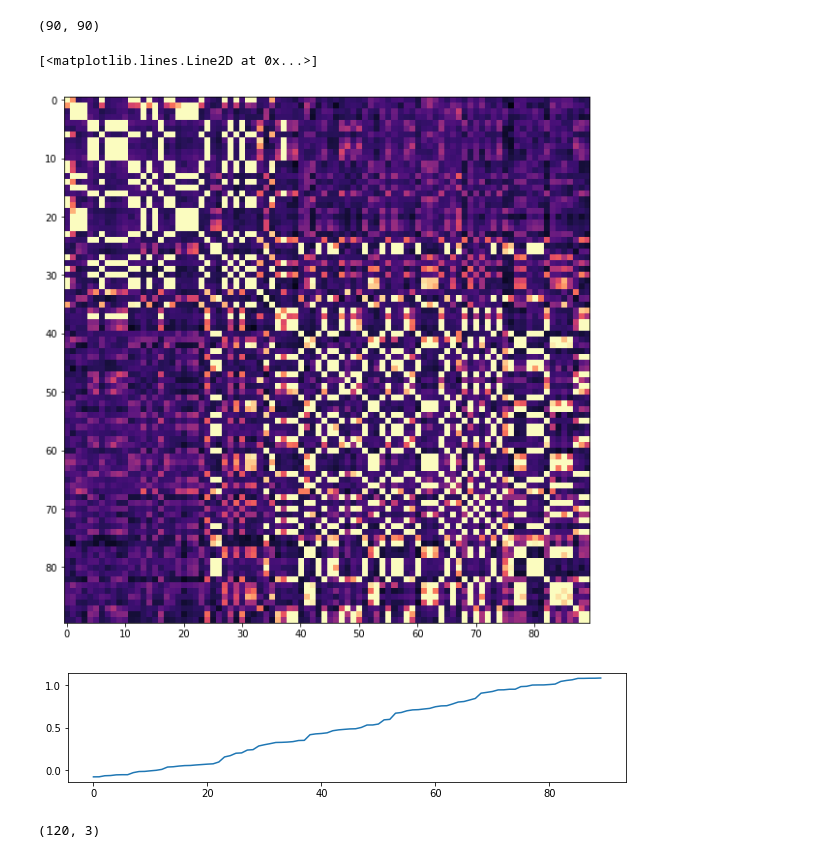
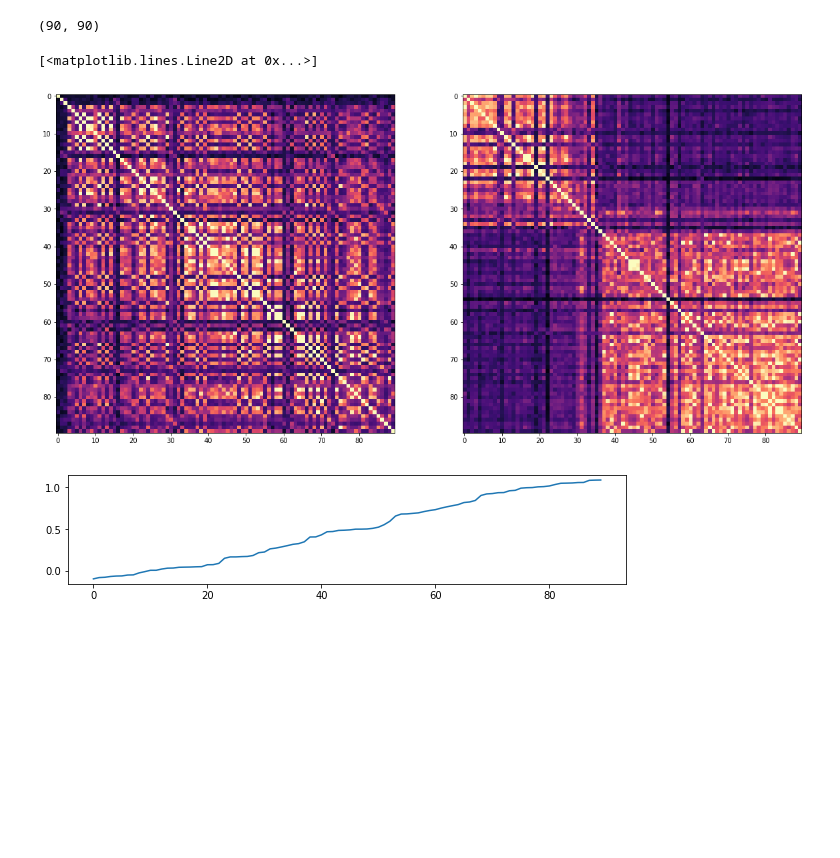
Before and after one commit to GiocomoLab/MightyMorphingPhotonRangers, a Jupyter notebook: SimMats/Untitled.ipynb, the cells around one changed output. Drawn from its saved outputs; the diff is of its cells as text; code cells hidden in the pictures; blank space fills up the shorter version.

Commit message:
add some debugging code for clustering trials based on population vector

```diff
--- a/SimMats/Untitled.ipynb
+++ b/SimMats/Untitled.ipynb
@@ -16,7 +16,7 @@ import PlaceCellAnalysis as pc
 
 %matplotlib inline
 # %%
-mouse = '4139224.3'
+mouse = '4139265.5'
 df = pp.load_session_db()
 
 
@@ -46,4 +45,4 @@ G:\My Drive\VR_Data\TwoTower\behavior.sqlite
 # %%
-sess = df_mouse.iloc[5]
+sess = df_mouse.iloc[2]
 print(sess['data file'])
 # %% [output]
@@ -62,5 +57,5 @@ frame diff 0
 # %%
-S_trial_mat, occ_trial_mat, edges,centers = u.make_pos_bin_trial_matrices(S,VRDat['pos']._values,VRDat['tstart']._values,VRDat['teleport']._values,bin_size=10,speed=VRDat.speed._values)
+S_trial_mat, occ_trial_mat, edges,centers = u.make_pos_bin_trial_matrices(S,VRDat['pos']._values,VRDat['tstart']._values,VRDat['teleport']._values,bin_size=20,speed=VRDat.speed._values)
 S_trial_mat[np.isnan(S_trial_mat)]=0
 # %%
 print(S.shape)
@@ -85,5 +78,5 @@ pc_mask = masks[0] | masks[1]
 S_pc = S_trial_mat[:,:,:] #pc_mask]
 nanmask = 1-np.isnan(S_pc)
 # %%
-S_tmat = sp.stats.zscore(np.reshape(S_pc[msort,:,:],[S_trial_mat.shape[0],-1]),axis=-1)
+S_tmat = sp.stats.zscore(np.reshape(S_pc,[S_trial_mat.shape[0],-1]),axis=-1)
 nanmask = np.reshape(nanmask,[S_trial_mat.shape[0],-1])
@@ -104,11 +87,14 @@ print(S_t_rmat.shape)
 # %% [output]
 (90, 90)
 # %%
-f,ax = plt.subplots(figsize=[10,10])
-ax.imshow(S_t_rmat,cmap='magma',vmin=0,vmax=.2)
+f,ax = plt.subplots(1,2,figsize=[20,10],sharex=True)
+ax[0].imshow(S_t_rmat,cmap='magma',vmin=0,vmax=.3)
+S_rmat_sort = S_t_rmat[msort,:]
+S_rmat_sort = S_rmat_sort[:,msort]
+ax[1].imshow(S_rmat_sort,cmap='magma',vmin=0,vmax=.3)
 f,ax = plt.subplots(figsize=[10,2])
 ax.plot(effMorph[msort])
 # %% [output]
 [<matplotlib.lines.Line2D at 0x...>]
-[figure, old version]
+[figure, new version]
-[figure, old version]
+[figure, new version]
@@ -117,4 +100,0 @@ w,v = np.linalg.eig(S_t_rmat)
-# %%
-print(rmat_eig.shape)
-# %% [output]
-(120, 3)
```
Also changed, not shown: parts of 15 cells of this notebook.
